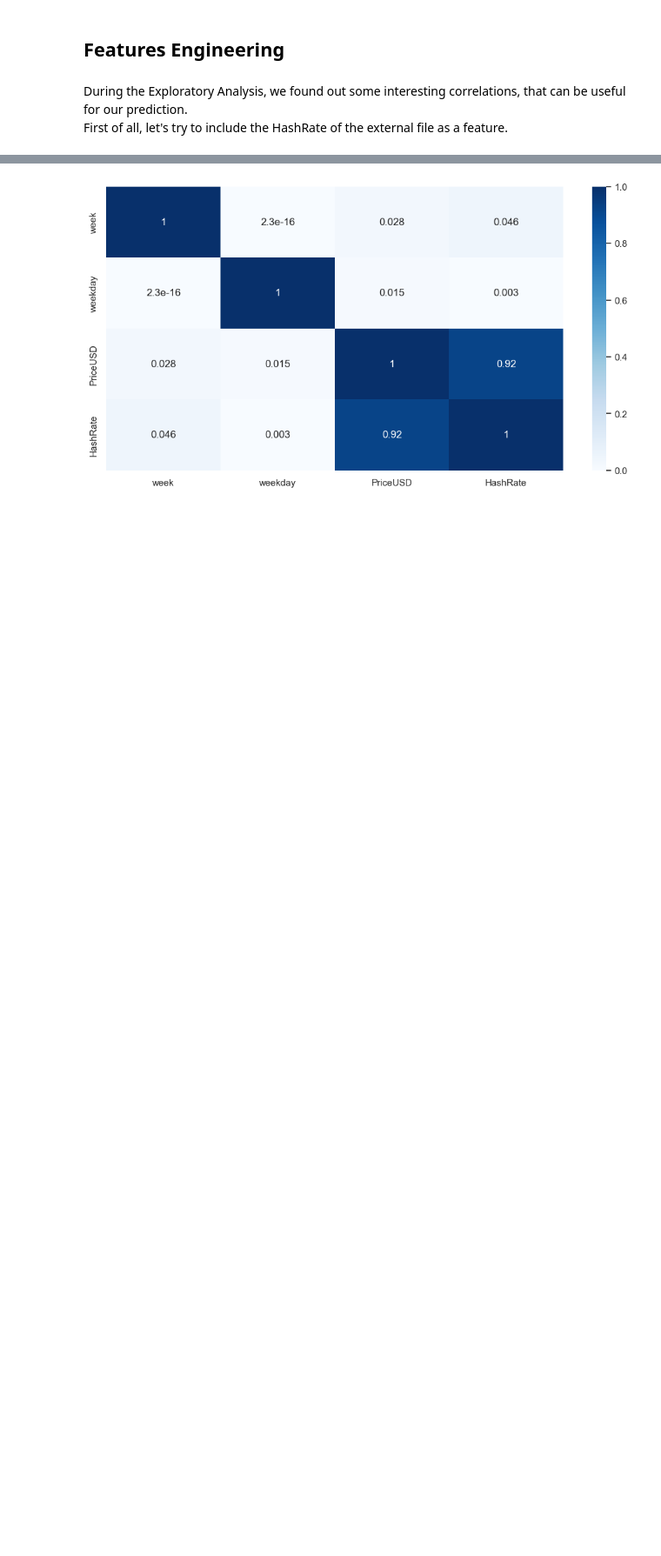
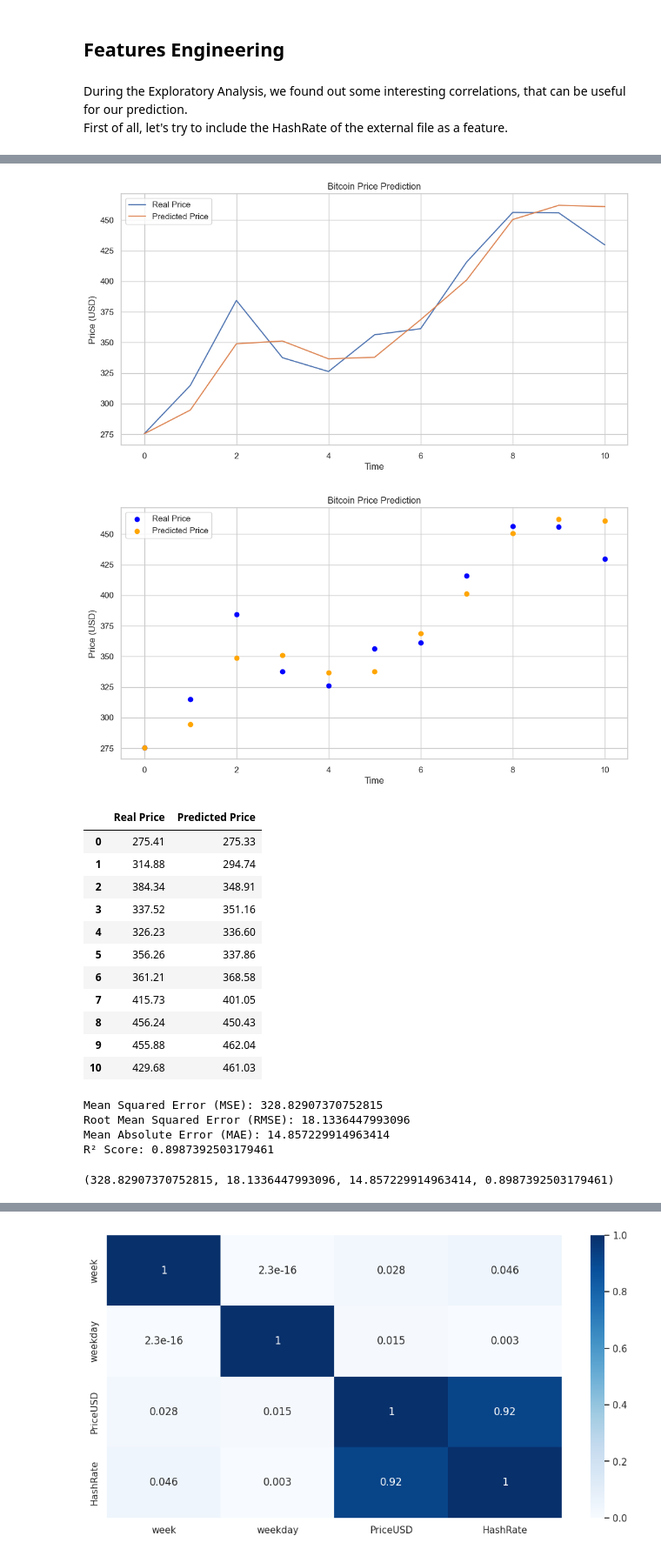
Before and after one commit to zestones/btc-price-prediction, a Jupyter notebook: src/prediction_models.ipynb, the cells around one changed output, grey strips where cells are left out. Shown at 87% size. Saved outputs shown, nothing was run; the diff lists cells and outputs as text; code cells hidden in the pictures; blank space fills up the shorter version.

```diff
--- a/src/prediction_models.ipynb
+++ b/src/prediction_models.ipynb
@@ -430,6 +676,6 @@ def build_model(intput_shape):
     model.add(LSTM(128, return_sequences=True, input_shape=intput_shape))
     model.add(LSTM(128))
     model.add(Dense(1))
-    model.compile(optimizer='adam', loss='mean_absolute_error')
+    model.compile(optimizer='adam', loss='mean_squared_error')
 
     return model
@@ -436,9 +684,11 @@ def build_model(intput_shape):
 # %%
-data = read_data('../data/timeseries/2015/merged.csv', features=['PriceUSD', 'HashRate', 'nb_transactions'])
+data = read_data('../data/timeseries/2015/external.csv', features=['PriceUSD', 'HashRate'])
 data_scaled, scaler = scale_data(data)
 
-seq_length = 5
+seq_length = 6
 X, y = create_sequences_features(data_scaled, seq_length)
 trainX, testX, trainY, testY = train_test_split(X, y)
 
 model = build_model(trainX.shape[1:])
+# %%
+predictions = train_and_test_model(model, trainX, testX, trainY)
@@ -444,0 +713,23 @@ model = build_model(trainX.shape[1:])
+# %%
+predicted_prices, real_prices = inverse_transform_predictions(predictions, testY, scaler, nb_features=trainX.shape[2])
+show_results(predicted_prices, real_prices)
+# %% [output]
+[figure, added]
+[figure, added]
+|  | Real Price | Predicted Price |
+| 0 | 275.41 | 275.33 |
+| 1 | 314.88 | 294.74 |
+| 2 | 384.34 | 348.91 |
+| 3 | 337.52 | 351.16 |
+| 4 | 326.23 | 336.60 |
+| 5 | 356.26 | 337.86 |
+| 6 | 361.21 | 368.58 |
+| 7 | 415.73 | 401.05 |
+| 8 | 456.24 | 450.43 |
+| 9 | 455.88 | 462.04 |
+| 10 | 429.68 | 461.03 |
+Mean Squared Error (MSE): 328.82907370752815
+Root Mean Squared Error (RMSE): 18.1336447993096
+Mean Absolute Error (MAE): 14.857229914963414
+R² Score: 0.8987392503179461
+(328.82907370752815, 18.1336447993096, 14.857229914963414, 0.8987392503179461)
```
Also changed, not shown: parts of 22 cells of this notebook, 6 other files.
